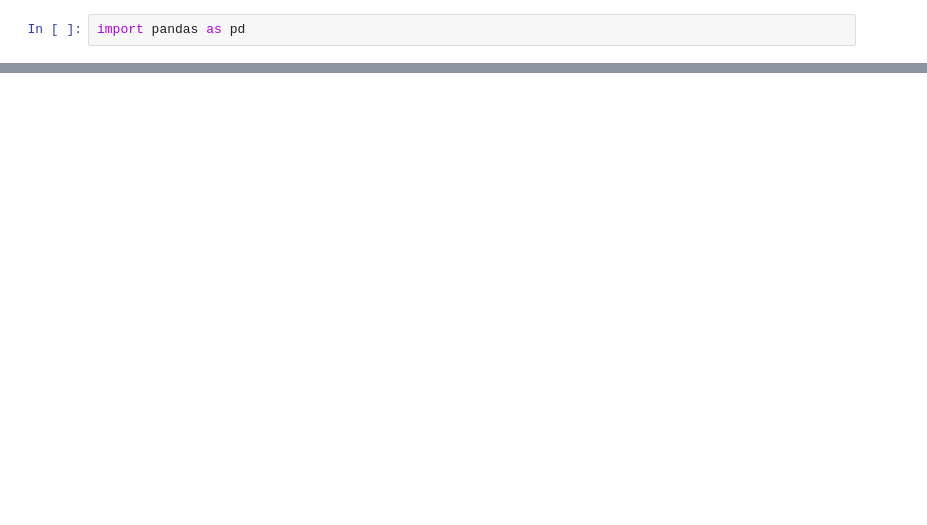
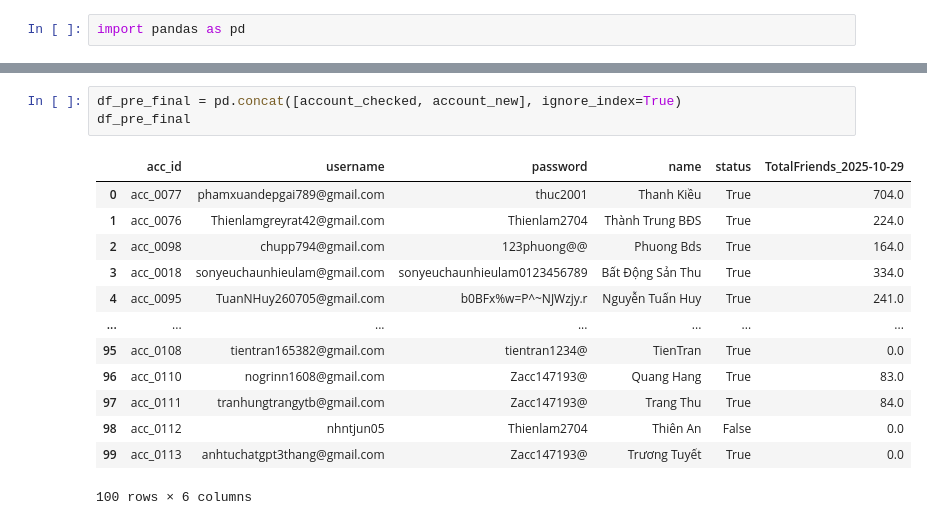
Before and after one commit to Philong04102005/git-practice, a Jupyter notebook: Facebook/util/asynAccountList.ipynb, the cells around one changed output, grey strips where cells are left out. Cells and saved outputs as stored; diff of their text form; blank space fills up the shorter version.

```diff
--- a/Facebook/util/asynAccountList.ipynb
+++ b/Facebook/util/asynAccountList.ipynb
@@ -97,0 +53,17 @@ df_final.to_csv(r"C:\PhiLong\Revoland\Revoland_AI-Automation\Seeding\Facebook\da
+# %%
+df_pre_final = pd.concat([account_checked, account_new], ignore_index=True)
+df_pre_final
+# %% [output]
+|  | acc_id | username | password | name | status | TotalFriends_2025-10-29 |
+| 0 | acc_0077 | phamxuandepgai789@gmail.com | thuc2001 | Thanh Kiều | True | 704.0 |
+| 1 | acc_0076 | Thienlamgreyrat42@gmail.com | Thienlam2704 | Thành Trung BĐS | True | 224.0 |
+| 2 | acc_0098 | chupp794@gmail.com | 123phuong@@ | Phuong Bds | True | 164.0 |
+| 3 | acc_0018 | sonyeuchaunhieulam@gmail.com | sonyeuchaunhieulam0123456789 | Bất Động Sản Thu | True | 334.0 |
+| 4 | acc_0095 | TuanNHuy260705@gmail.com | b0BFx%w=P^~NJWzjy.r | Nguyễn Tuấn Huy | True | 241.0 |
+| ... | ... | ... | ... | ... | ... | ... |
+| 95 | acc_0108 | tientran165382@gmail.com | tientran1234@ | TienTran | True | 0.0 |
+| 96 | acc_0110 | nogrinn1608@gmail.com | Zacc147193@ | Quang Hang | True | 83.0 |
+| 97 | acc_0111 | tranhungtrangytb@gmail.com | Zacc147193@ | Trang Thu | True | 84.0 |
+| 98 | acc_0112 | nhntjun05 | Thienlam2704 | Thiên An | False | 0.0 |
+| 99 | acc_0113 | anhtuchatgpt3thang@gmail.com | Zacc147193@ | Trương Tuyết | True | 0.0 |
+100 rows × 6 columns
```
Also changed, not shown: parts of 16 cells of this notebook, 47 other files.
